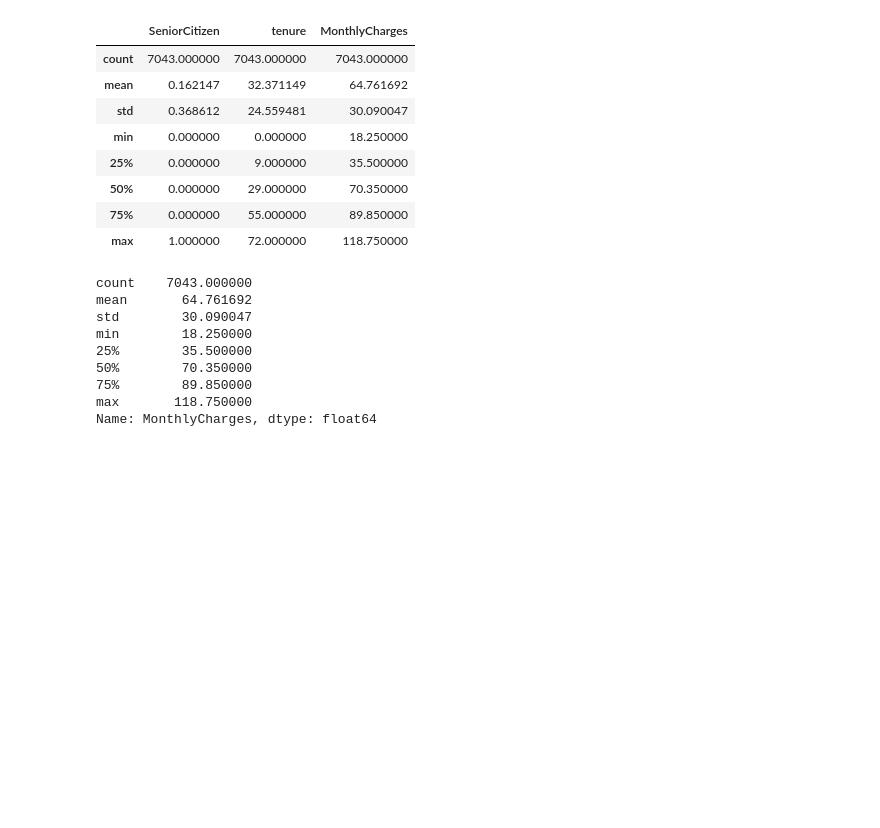
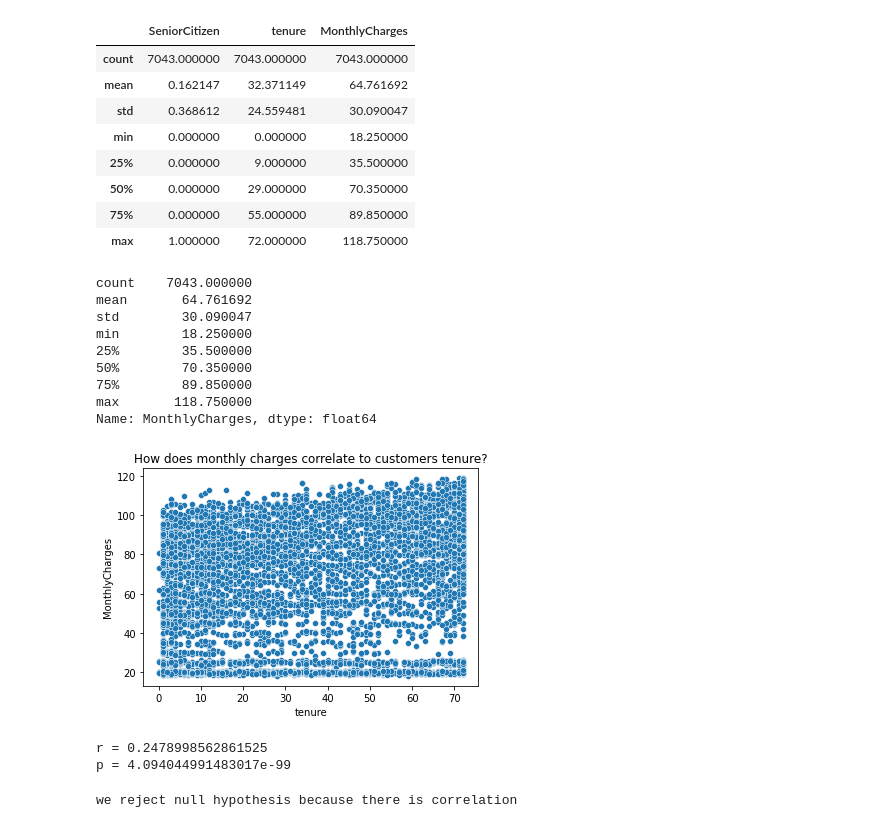
Before and after one commit to patrickamwayi/statistics-exercises, a Jupyter notebook: hypothesis_testing.ipynb, the cells around one changed output. Cells and saved outputs as stored; diff of their text form; code cells hidden in the pictures; blank space fills up the shorter version.

Commit message:
hypothesis testing

```diff
--- a/hypothesis_testing.ipynb
+++ b/hypothesis_testing.ipynb
@@ -326,0 +322,23 @@ Name: MonthlyCharges, dtype: float64
+# %%
+# relpot
+sns.scatterplot(data=df, x='tenure', y='MonthlyCharges')
+plt.title('How does monthly charges correlate to customers tenure?')
+plt.show()
+# %% [output]
+[figure, added]
+# %%
+# Calculate r and p
+
+r, p = stats.pearsonr(df.tenure, df.MonthlyCharges)
+print('r =', r)
+print('p =', p)
+# %% [output]
+r = 0.2478998562861525
+p = 4.094044991483017e-99
+# %%
+if p < alpha:
+    print('we reject null hypothesis because there is correlation')
+else:
+    print("we fail to reject null hypothesis because there is no correction")
+# %% [output]
+we reject null hypothesis because there is correlation
```
Also changed, not shown: parts of 53 cells of this notebook.
